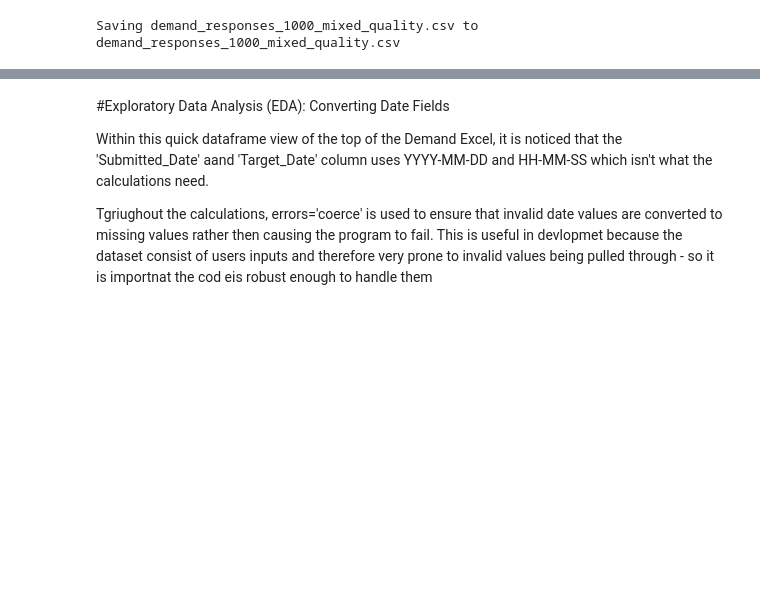
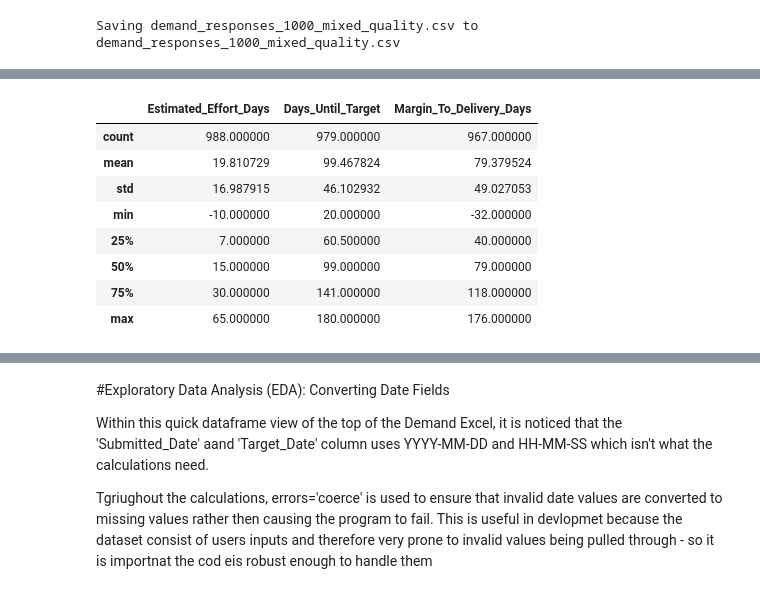
Before and after one commit to 54SADJCQB-BPPProfessionalPractice/SoftwareEngineeringDemandTriaging, a Jupyter notebook: Untitled2.ipynb, the cells around one changed output, grey strips where cells are left out. Saved outputs shown, nothing was run; the diff lists cells and outputs as text; code cells hidden in the pictures; blank space fills up the shorter version.

```diff
--- a/Untitled2.ipynb
+++ b/Untitled2.ipynb
@@ -50,0 +165,22 @@ dtype: object
+# %%
+#4. Explore Unusual Numbers
+
+#Selected Numerical Columns
+numerical_columns = [
+    'Estimated_Users',
+    'Estimated_Effort_Days',
+    'Days_Until_Target',
+    'Margin_To_Delivery_Days'
+]
+
+df[numerical_columns].describe()
+# %% [output]
+|  | Estimated_Effort_Days | Days_Until_Target | Margin_To_Delivery_Days |
+| count | 988.000000 | 979.000000 | 967.000000 |
+| mean | 19.810729 | 99.467824 | 79.379524 |
+| std | 16.987915 | 46.102932 | 49.027053 |
+| min | -10.000000 | 20.000000 | -32.000000 |
+| 25% | 7.000000 | 60.500000 | 40.000000 |
+| 50% | 15.000000 | 99.000000 | 79.000000 |
+| 75% | 30.000000 | 141.000000 | 118.000000 |
+| max | 65.000000 | 180.000000 | 176.000000 |
```
Also changed, not shown: parts of 15 cells of this notebook.
